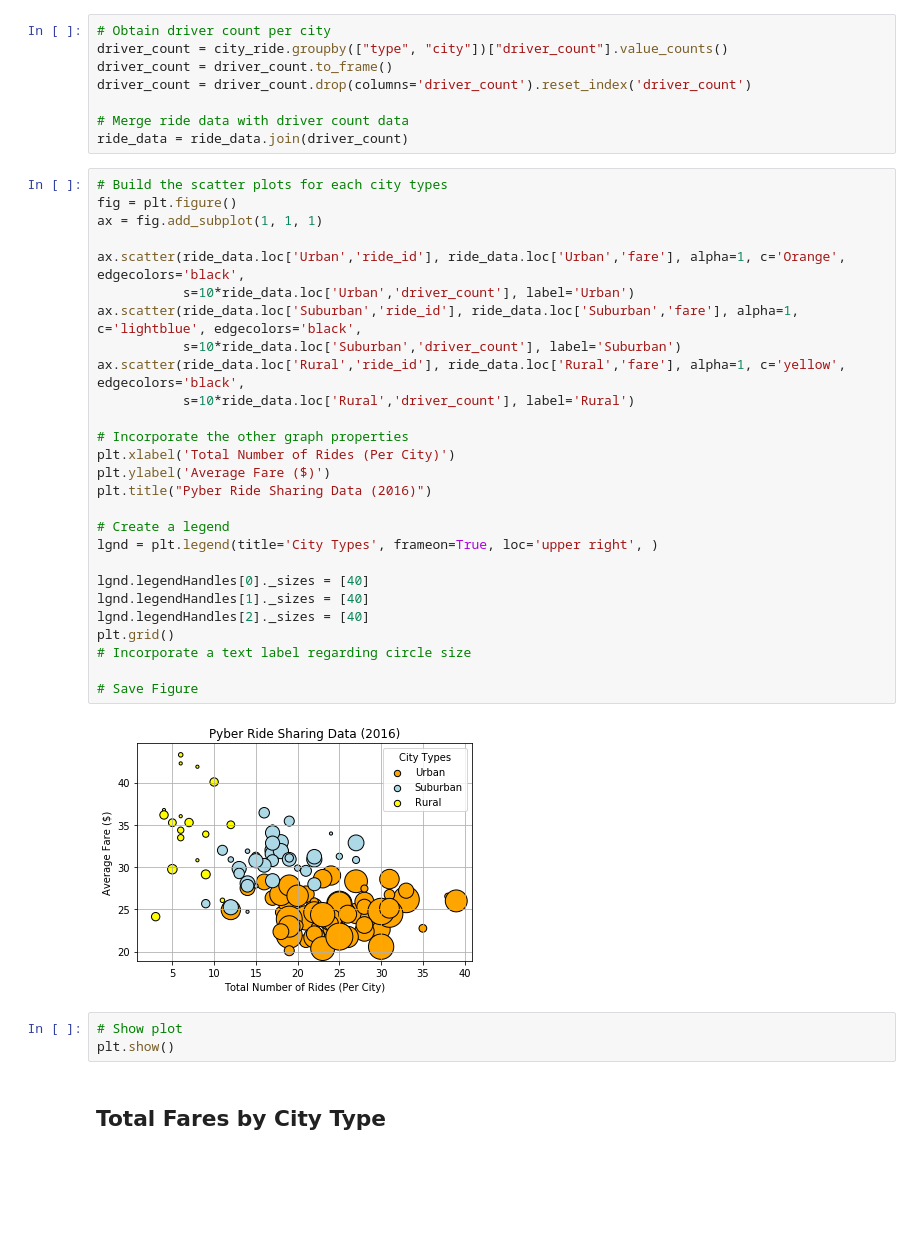
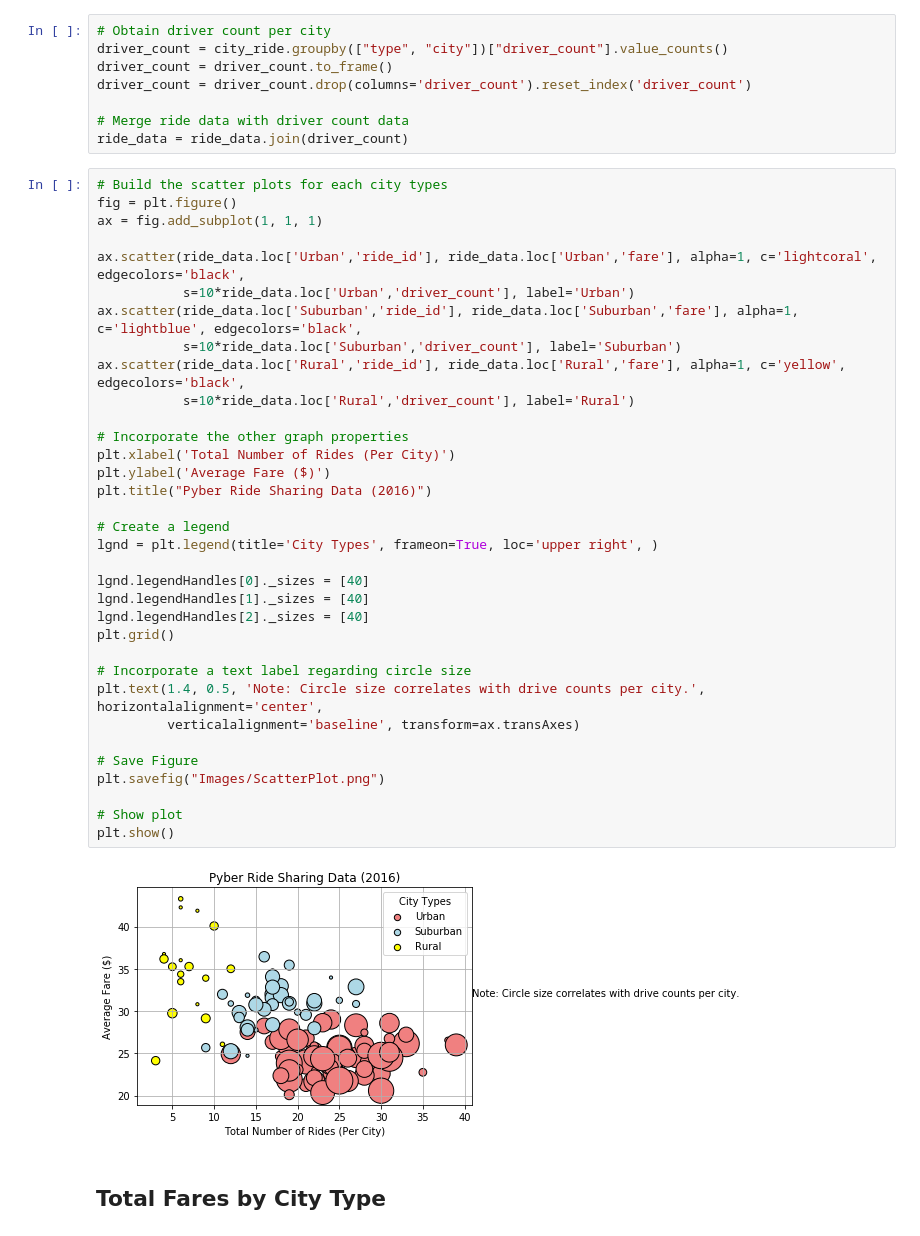
Before and after one commit to chenchen-yu/HW5, a Jupyter notebook: Pyber/pyber.ipynb, the cells around one changed output. Saved outputs shown, nothing was run; the diff lists cells and outputs as text; blank space fills up the shorter version.

```diff
--- a/Pyber/pyber.ipynb
+++ b/Pyber/pyber.ipynb
@@ -45,34 +45,38 @@ ride_data = ride_data.join(driver_count)
 # %%
 # Build the scatter plots for each city types
 fig = plt.figure()
 ax = fig.add_subplot(1, 1, 1)
 
-ax.scatter(ride_data.loc['Urban','ride_id'], ride_data.loc['Urban','fare'], alpha=1, c='Orange', edgecolors='black',
+ax.scatter(ride_data.loc['Urban','ride_id'], ride_data.loc['Urban','fare'], alpha=1, c='lightcoral', edgecolors='black',
            s=10*ride_data.loc['Urban','driver_count'], label='Urban')
 ax.scatter(ride_data.loc['Suburban','ride_id'], ride_data.loc['Suburban','fare'], alpha=1, c='lightblue', edgecolors='black',
            s=10*ride_data.loc['Suburban','driver_count'], label='Suburban')
 ax.scatter(ride_data.loc['Rural','ride_id'], ride_data.loc['Rural','fare'], alpha=1, c='yellow', edgecolors='black',
            s=10*ride_data.loc['Rural','driver_count'], label='Rural')
 
 # Incorporate the other graph properties
 plt.xlabel('Total Number of Rides (Per City)')
 plt.ylabel('Average Fare ($)')
 plt.title("Pyber Ride Sharing Data (2016)")
 
 # Create a legend
 lgnd = plt.legend(title='City Types', frameon=True, loc='upper right', )
 
 lgnd.legendHandles[0]._sizes = [40]
 lgnd.legendHandles[1]._sizes = [40]
 lgnd.legendHandles[2]._sizes = [40]
 plt.grid()
+
 # Incorporate a text label regarding circle size
+plt.text(1.4, 0.5, 'Note: Circle size correlates with drive counts per city.', horizontalalignment='center',
+         verticalalignment='baseline', transform=ax.transAxes)
 
 # Save Figure
+plt.savefig("Images/ScatterPlot.png")
+
+# Show plot
+plt.show()
 # %% [output]
-[figure, old version]
+[figure, new version]
-# %%
-# Show plot
-plt.show()
 # %% [markdown]
 ## Total Fares by City Type
```
Also changed, not shown: parts of 9 cells of this notebook.
